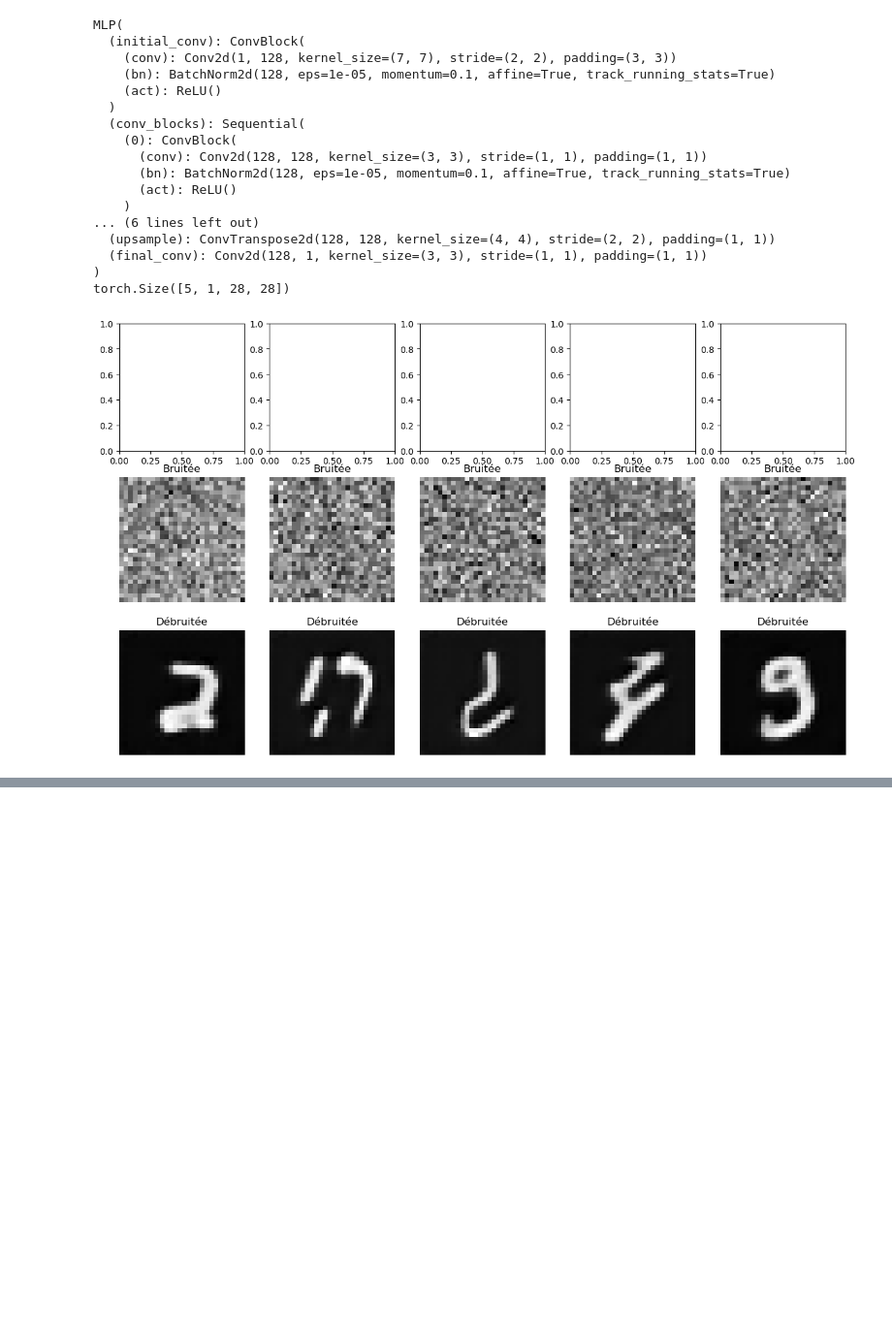
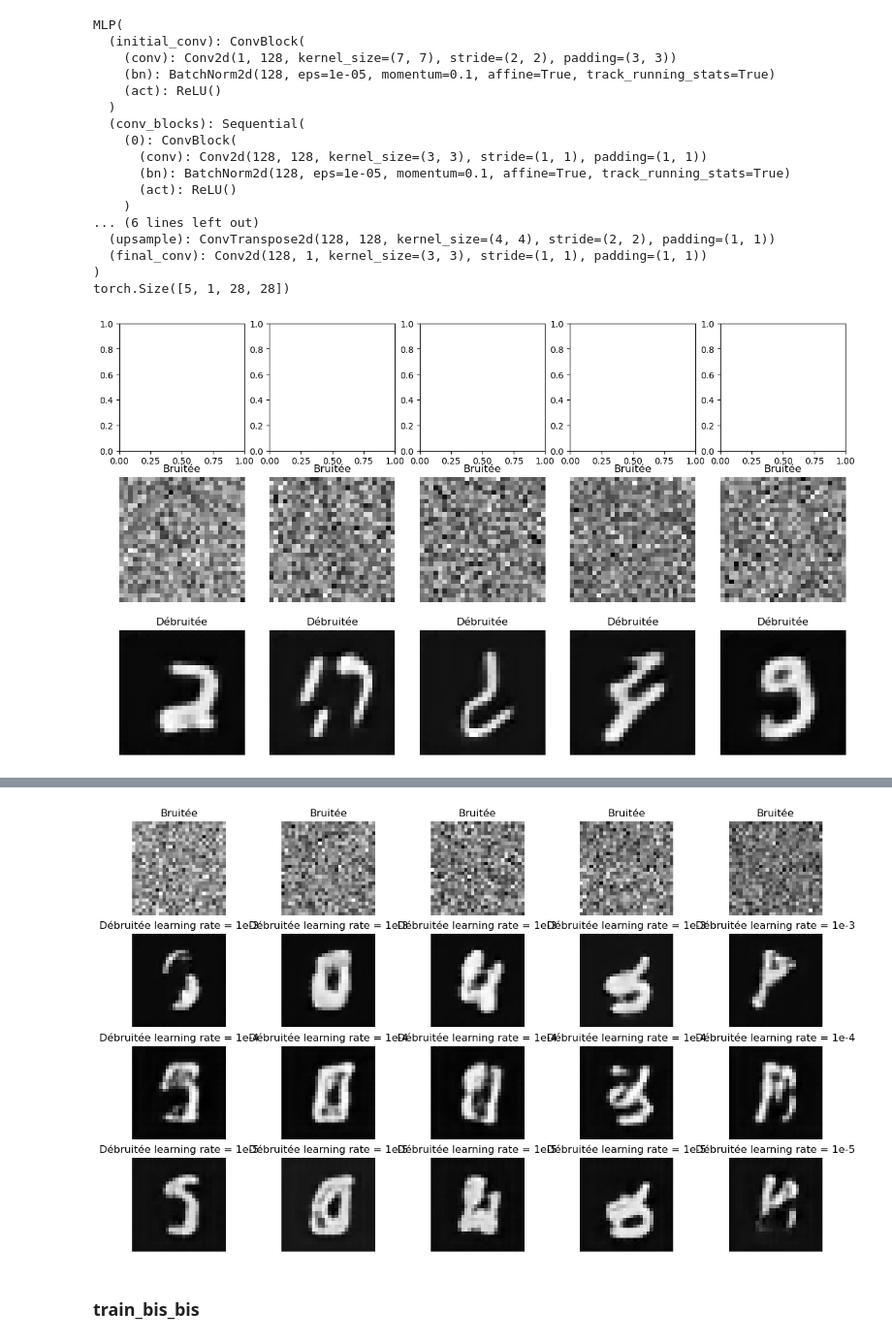
Before and after one commit to yaiciines/MAP583_tiny-diffusion, a Jupyter notebook: mnist.ipynb, the cells around one changed output, grey strips where cells are left out. Shown at 97% size. Saved outputs shown, nothing was run; the diff lists cells and outputs as text; code cells hidden in the pictures; blank space fills up the shorter version.

```diff
--- a/mnist.ipynb
+++ b/mnist.ipynb
@@ -307,0 +645,64 @@ torch.Size([5, 1, 28, 28])
+# %%
+transform = transforms.Compose([
+    transforms.ToTensor(),
+    transforms.Normalize((0.5,), (0.5,))
+])
+
+mnist_data = datasets.MNIST(root='./data', train=True, download=True, transform=transform)
+mnist_loader = DataLoader(mnist_data, batch_size=5, shuffle=True)
+
+# we test the parametric model
+model1 = MLP()
+model1.load_state_dict(torch.load('models/mnist_model_train_param_0.1_15_3.pth'))
+
+model2 = MLP()
+model2.load_state_dict(torch.load('models/mnist_model_train_param_0.1_15_4.pth'))
+
+model3 = MLP()
+model3.load_state_dict(torch.load('models/mnist_model_train_param_0.1_15_5.pth'))
+
+# Prendre 5 images du dataset MNIST et les bruiter
+images, labels = next(iter(mnist_loader))
+#noisy_images = images + 3* torch.randn_like(images)  # Ajout d'un bruit gaussien
+noisy_images = 0.7*torch.randn_like(images)
+
+denoised_images1 = model1(noisy_images)
+denoised_images1 = model1(denoised_images1)
+denoised_images1 = model1(denoised_images1)
+denoised_images1 = model1(denoised_images1)
+denoised_images1 = model1(denoised_images1)
+
+denoised_images2 = model2(noisy_images)
+denoised_images2 = model2(denoised_images2)
+denoised_images2 = model2(denoised_images2)
+denoised_images2 = model2(denoised_images2)
+denoised_images2 = model2(denoised_images2)
+
+
+denoised_images3 = model3(noisy_images)
+denoised_images3 = model3(denoised_images3)
+denoised_images3 = model3(denoised_images3)
+denoised_images3 = model3(denoised_images3)
+denoised_images3 = model3(denoised_images3)
+
+
+fig, axs = plt.subplots(4, 5, figsize=(15, 9))
+
+for i in range(5):
+    axs[0, i].imshow(noisy_images[i].squeeze().detach().numpy(), cmap='gray')
+    axs[0, i].title.set_text('Bruitée')
+    axs[0, i].axis('off')
+
+    axs[1, i].imshow(denoised_images1[i].squeeze().detach().numpy(), cmap='gray')
+    axs[1, i].title.set_text('Débruitée learning rate = 1e-3')
+    axs[1, i].axis('off')
+
+    axs[2, i].imshow(denoised_images2[i].squeeze().detach().numpy(), cmap='gray')
+    axs[2, i].title.set_text('Débruitée learning rate = 1e-4')
+    axs[2, i].axis('off')
+
+    axs[3, i].imshow(denoised_images3[i].squeeze().detach().numpy(), cmap='gray')
+    axs[3, i].title.set_text('Débruitée learning rate = 1e-5')
+    axs[3, i].axis('off')
+# %% [output]
+[figure, added]
@@ -307,0 +771,2 @@ torch.Size([5, 1, 28, 28])
+# %% [markdown]
+### train_bis_bis
```
Also changed, not shown: parts of 23 cells of this notebook, 10 other files.
